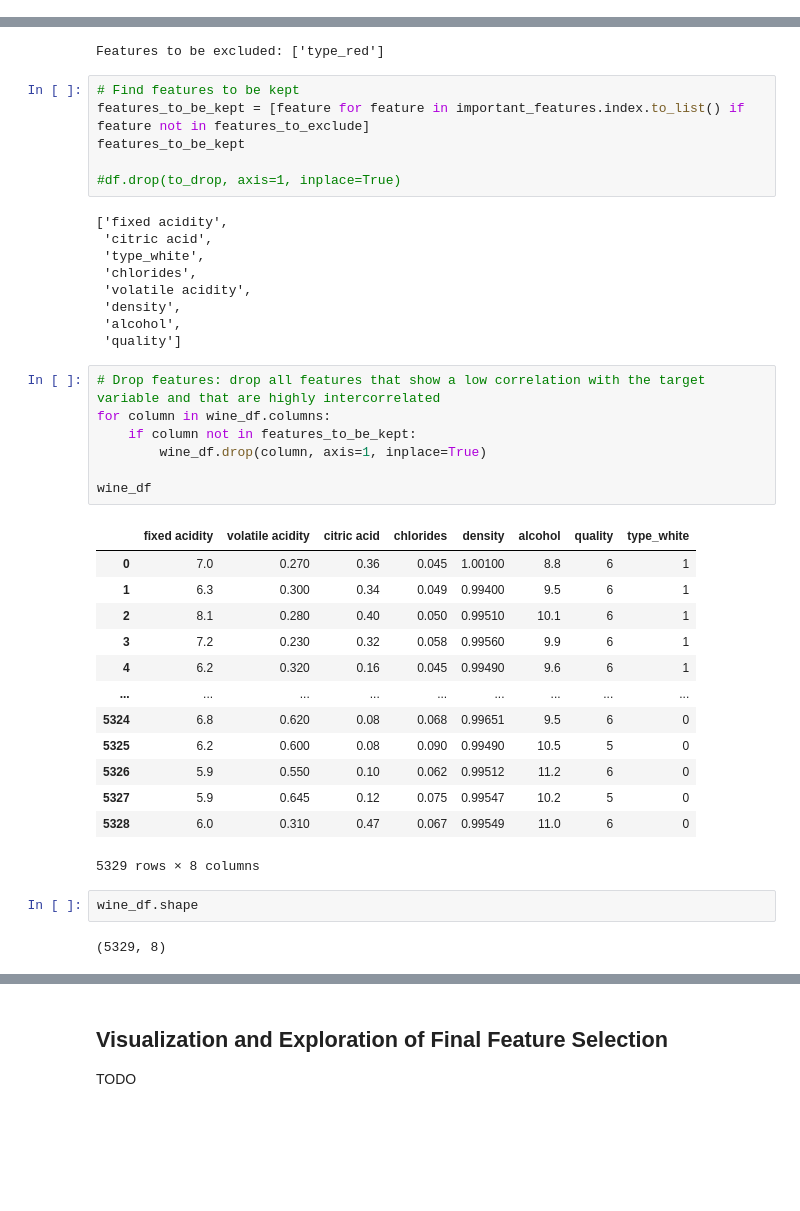
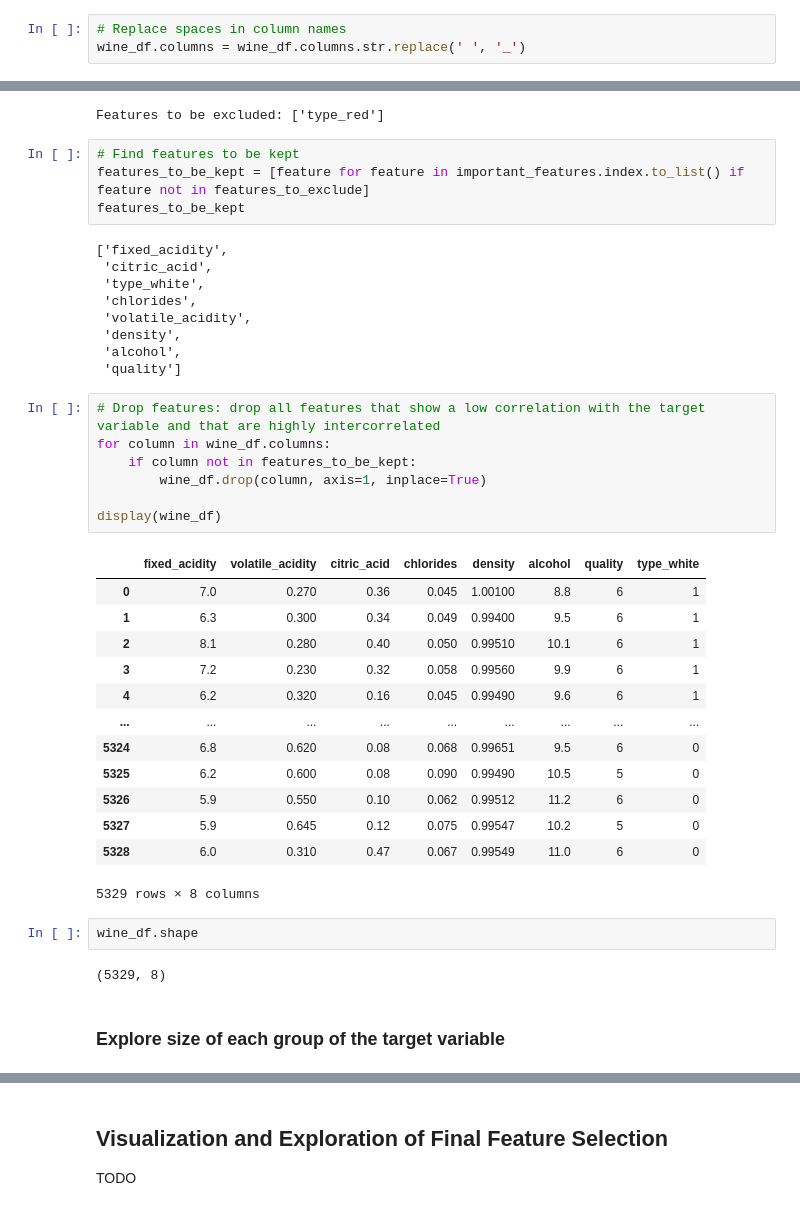
Before and after one commit to MarieGotthardt/id2223-lab1, a Jupyter notebook: wine-eda-and-backfill-feature-group.ipynb, the cells around one changed output, grey strips where cells are left out. Drawn from its saved outputs; the diff is of its cells as text; blank space fills up the shorter version.

Commit message:
improved eda and created feature group

```diff
--- a/wine-eda-and-backfill-feature-group.ipynb
+++ b/wine-eda-and-backfill-feature-group.ipynb
@@ -69,6 +71,9 @@ wine_df.describe()
 | 50% | 7.000000 | 0.290000 | 0.310000 | 3.000000 | 0.047000 | 29.000000 | ... |
 | 75% | 7.700000 | 0.400000 | 0.390000 | 8.100000 | 0.065000 | 41.000000 | ... |
 | max | 15.900000 | 1.580000 | 1.660000 | 65.800000 | 0.611000 | 289.000000 | ... |
+# %%
+# Replace spaces in column names
+wine_df.columns = wine_df.columns.str.replace(' ', '_')
 # %% [markdown]
 ### Investigate Number of Missing Values per Column
 # %%
@@ -250,26 +261,24 @@ Features to be excluded: ['type_red']
 # Find features to be kept
 features_to_be_kept = [feature for feature in important_features.index.to_list() if feature not in features_to_exclude]
 features_to_be_kept
-
-#df.drop(to_drop, axis=1, inplace=True)
 # %% [output]
-['fixed acidity',
- 'citric acid',
+['fixed_acidity',
+ 'citric_acid',
  'type_white',
  'chlorides',
- 'volatile acidity',
+ 'volatile_acidity',
  'density',
  'alcohol',
  'quality']
 # %%
 # Drop features: drop all features that show a low correlation with the target variable and that are highly intercorrelated
 for column in wine_df.columns:
     if column not in features_to_be_kept:
         wine_df.drop(column, axis=1, inplace=True)
 
-wine_df
+display(wine_df)
 # %% [output]
-|  | fixed acidity | volatile acidity | citric acid | chlorides | density | alcohol | quality | type_white |
+|  | fixed_acidity | volatile_acidity | citric_acid | chlorides | density | alcohol | quality | type_white |
 | 0 | 7.0 | 0.270 | 0.36 | 0.045 | 1.00100 | 8.8 | 6 | 1 |
 | 1 | 6.3 | 0.300 | 0.34 | 0.049 | 0.99400 | 9.5 | 6 | 1 |
 | 2 | 8.1 | 0.280 | 0.40 | 0.050 | 0.99510 | 10.1 | 6 | 1 |
@@ -286,3 +295,5 @@ wine_df
 wine_df.shape
 # %% [output]
 (5329, 8)
+# %% [markdown]
+### Explore size of each group of the target variable
```
Also changed, not shown: parts of 14 cells of this notebook.
